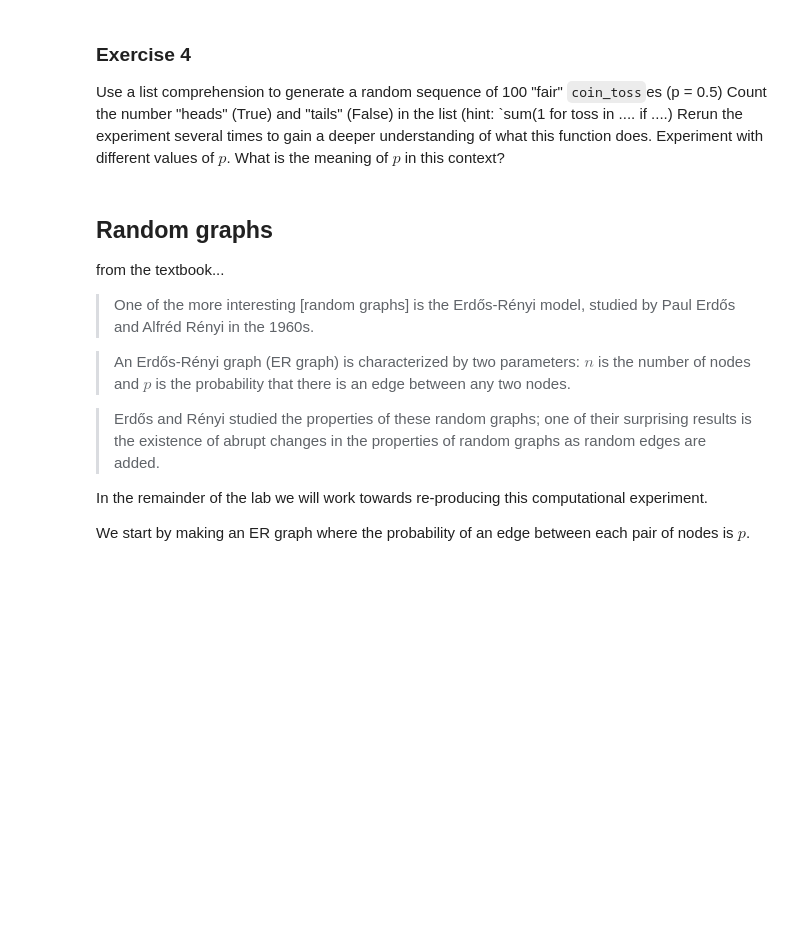
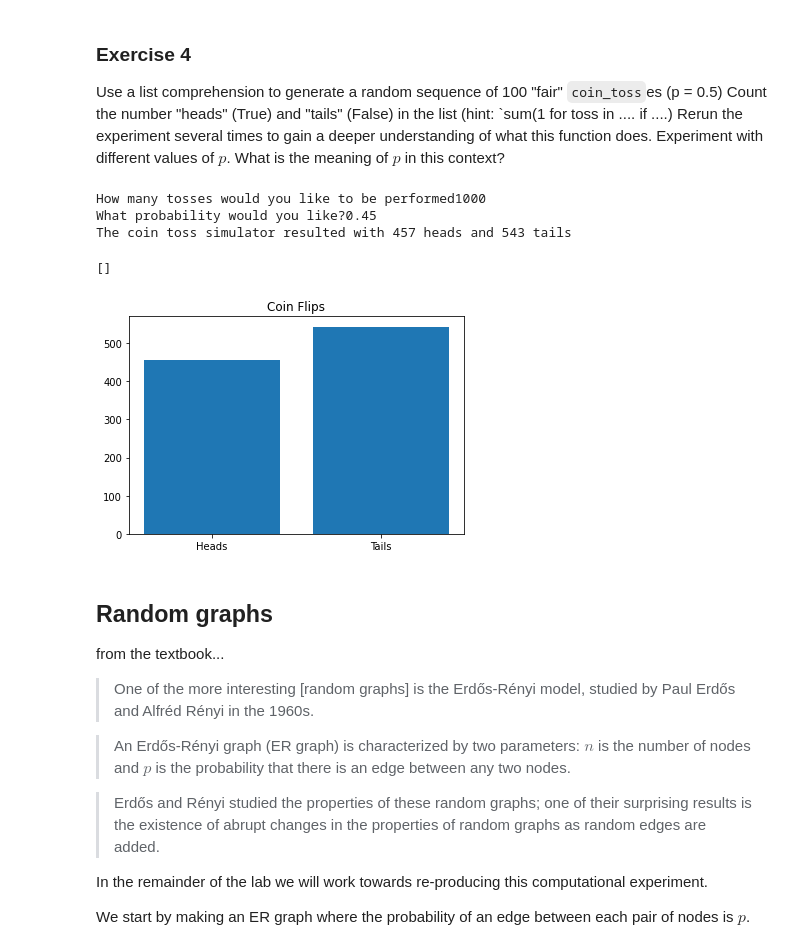
Before and after one commit to rdonald03/cap-comp215, a Jupyter notebook: labs/lab04.ipynb, the cells around one changed output. Cells and saved outputs as stored; diff of their text form; code cells hidden in the pictures; blank space fills up the shorter version.

```diff
--- a/labs/lab04.ipynb
+++ b/labs/lab04.ipynb
@@ -221,3 +294,27 @@ Experiment with different values of $p$.  What is the meaning of $p$ in this con
+# %%
+# Solution for Ex. 4 here...
+sequence = int(input("How many tosses would you like to be performed"))
+prob = float(input("What probability would you like?"))
+def coin_sim (sequence, prob):
+  x = [sum([1 for i in range (sequence) if coin_toss (prob) == True])]
+  y = sequence - int(x[0])
+  return int(x[0]), y
+
+
+heads, tails = coin_sim (sequence, prob)
+
+print ("The coin toss simulator resulted with", heads, "heads and", tails, "tails")
+
+fig, ax = plt.subplots()
+ax.set_title("Coin Flips")
+ax.bar(('Heads', 'Tails'), ((heads), (tails)))
+plt.plot()
+# %% [output]
+How many tosses would you like to be performed1000
+What probability would you like?0.45
+The coin toss simulator resulted with 457 heads and 543 tails
+[]
+[figure, added]
 # %% [markdown]
 ## Random graphs
 from the textbook...
```
Also changed, not shown: parts of 15 cells of this notebook.
